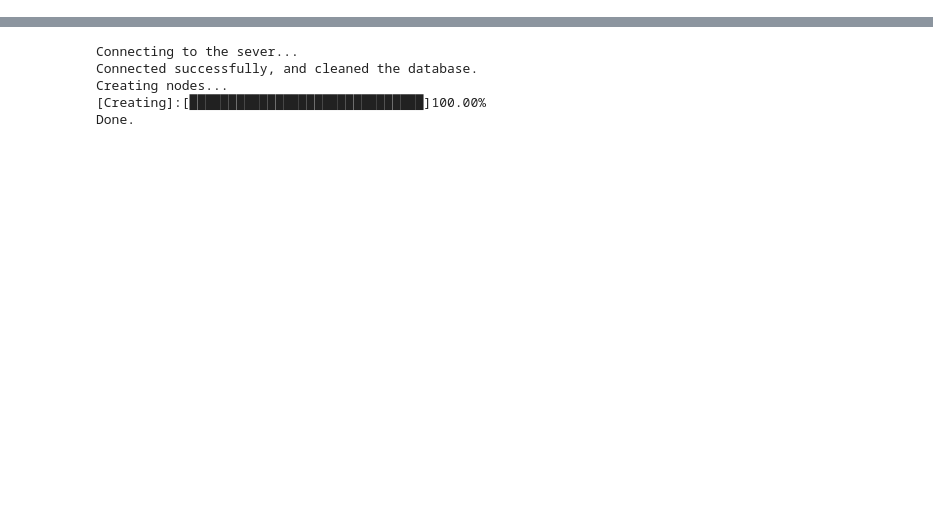
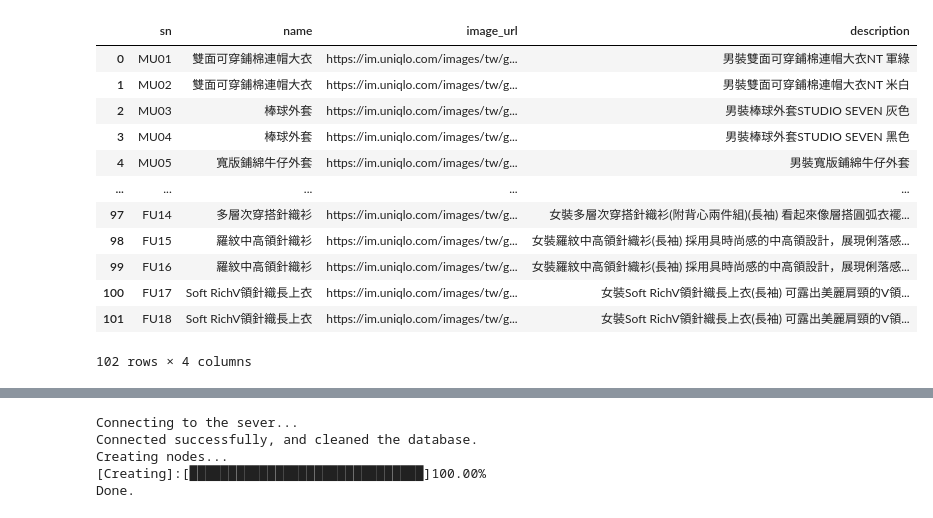
Before and after one commit to panghanwu/tibame_project, a Jupyter notebook: neo4j_import_database.ipynb, the cells around one changed output, grey strips where cells are left out. Saved outputs shown, nothing was run; the diff lists cells and outputs as text; code cells hidden in the pictures; blank space fills up the shorter version.

```diff
--- a/neo4j_import_database.ipynb
+++ b/neo4j_import_database.ipynb
@@ -23,17 +26,54 @@ Collecting neotime~=1.7.4
       Successfully uninstalled prompt-toolkit-1.0.18
 Successfully installed cryptography-3.2.1 docker-4.3.1 english-2020.7.0 monotonic-1.5 neotime-1.7.4 pansi-2020.7.3 prompt-toolkit-2.0.10 py2neo-2020.0.0 websocket-client-0.57.0
 # %%
+"""load data"""
 # login info
 info = pd.read_csv('login_info.csv', header=None)
 sever_link = info[0][0]
 pws = info[1][0]
 
-# load data
+# product info
 product_df = pd.read_csv('product_node.csv')
+# relation matrix
 relation_df = pd.read_csv('relationship_matrix.csv', index_col=0)
 
-# data preprocessing
-relation_df = relation_df.fillna(.0)  # fill None with .0
-relation_df = relation_df + relation_df.T  # diagonal symmetry
+"""Relation matrix preprocessing"""
+# fill None with .0
+relation_df = relation_df.fillna(0.0)
+
 psn = relation_df.index  # data list
 pn = len(psn)  # data size
+
+# add little fluctuation
+def fluctuate(d):
+  if d == 2.0 or d == 0.0:
+    return d
+  else:
+    r = round(random.uniform(-0.05,0.05), 3)
+    return d + r
+
+# def fluctuate(d):
+#   if d == 0:
+#     return d + 1
+
+for i in range(pn):
+  relation_df[psn[i]] = relation_df[psn[i]].apply(fluctuate)
+
+# diagonal symmetry
+relation_df = relation_df + relation_df.T
+
+product_df
+# %% [output]
+|  | sn | name | image_url | description |
+| 0 | MU01 | 雙面可穿鋪棉連帽大衣 | https://im.uniqlo.com/images/tw/g... | 男裝雙面可穿鋪棉連帽大衣NT 軍綠 |
+| 1 | MU02 | 雙面可穿鋪棉連帽大衣 | https://im.uniqlo.com/images/tw/g... | 男裝雙面可穿鋪棉連帽大衣NT 米白 |
+| 2 | MU03 | 棒球外套 | https://im.uniqlo.com/images/tw/g... | 男裝棒球外套STUDIO SEVEN 灰色 |
+| 3 | MU04 | 棒球外套 | https://im.uniqlo.com/images/tw/g... | 男裝棒球外套STUDIO SEVEN 黑色 |
+| 4 | MU05 | 寬版鋪綿牛仔外套 | https://im.uniqlo.com/images/tw/g... | 男裝寬版鋪綿牛仔外套 |
+| ... | ... | ... | ... | ... |
+| 97 | FU14 | 多層次穿搭針織衫 | https://im.uniqlo.com/images/tw/g... | 女裝多層次穿搭針織衫(附背心兩件組)(長袖) 看起來像層搭圓弧衣襬... |
+| 98 | FU15 | 羅紋中高領針織衫 | https://im.uniqlo.com/images/tw/g... | 女裝羅紋中高領針織衫(長袖) 採用具時尚感的中高領設計，展現俐落感... |
+| 99 | FU16 | 羅紋中高領針織衫 | https://im.uniqlo.com/images/tw/g... | 女裝羅紋中高領針織衫(長袖) 採用具時尚感的中高領設計，展現俐落感... |
+| 100 | FU17 | Soft RichV領針織長上衣 | https://im.uniqlo.com/images/tw/g... | 女裝Soft RichV領針織長上衣(長袖) 可露出美麗肩頸的V領... |
+| 101 | FU18 | Soft RichV領針織長上衣 | https://im.uniqlo.com/images/tw/g... | 女裝Soft RichV領針織長上衣(長袖) 可露出美麗肩頸的V領... |
+102 rows × 4 columns
```
Also changed, not shown: parts of 22 cells of this notebook.
